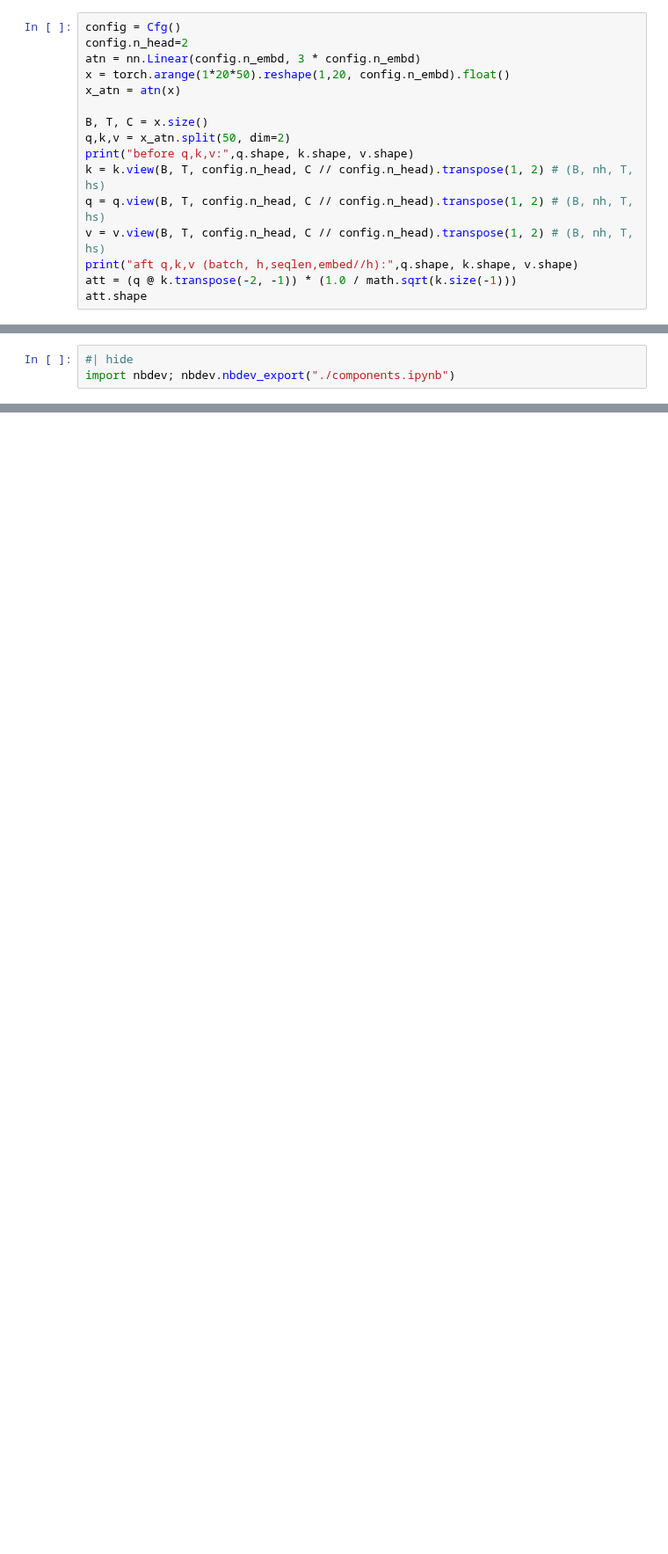
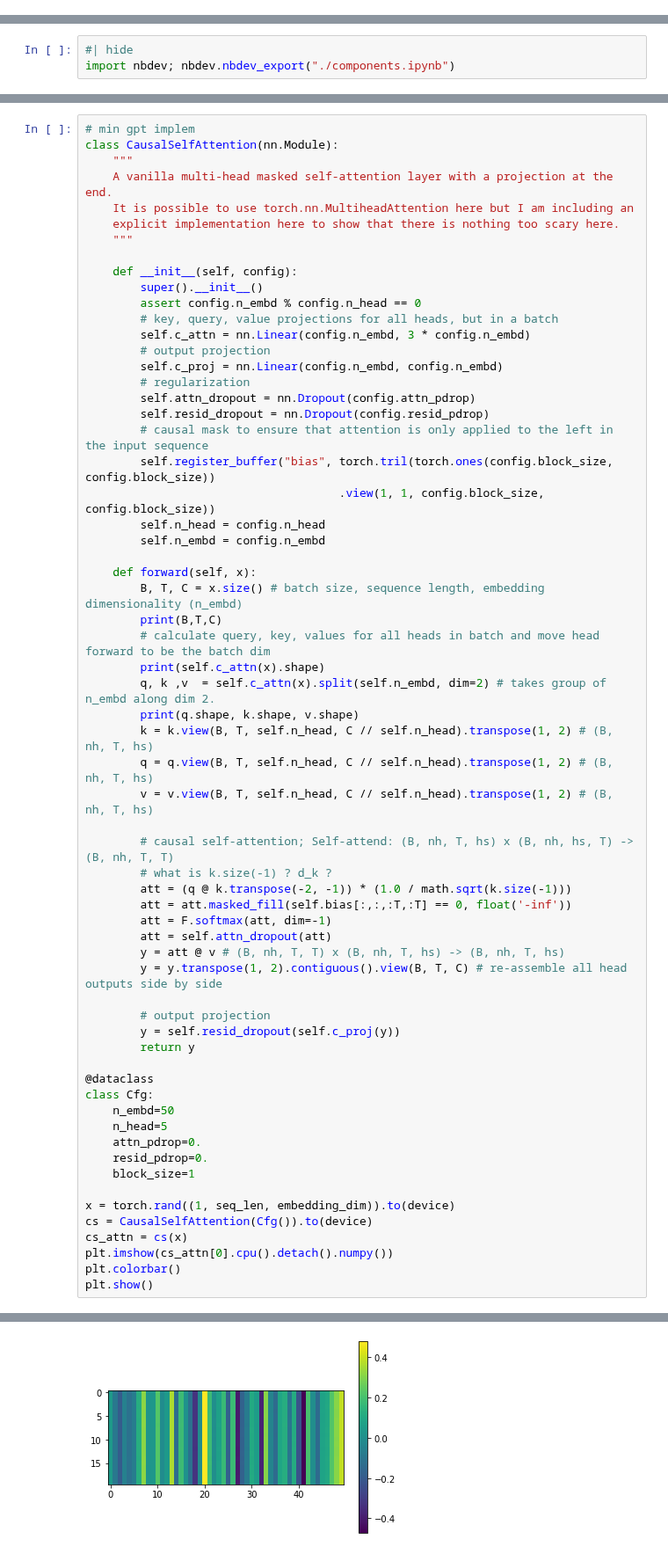
Before and after one commit to jean-kunz/transformer_implementations, a Jupyter notebook: notebooks/components.ipynb, the cells around one changed output, grey strips where cells are left out. Shown at 88% size. Drawn from its saved outputs; the diff is of its cells as text; blank space fills up the shorter version.

```diff
--- a/notebooks/components.ipynb
+++ b/notebooks/components.ipynb
@@ -490,16 +399,0 @@ plt.show()
-# %%
-config = Cfg()
-config.n_head=2
-atn = nn.Linear(config.n_embd, 3 * config.n_embd)
-x = torch.arange(1*20*50).reshape(1,20, config.n_embd).float()
-x_atn = atn(x)
-
-B, T, C = x.size()
-q,k,v = x_atn.split(50, dim=2)
-print("before q,k,v:",q.shape, k.shape, v.shape)
-k = k.view(B, T, config.n_head, C // config.n_head).transpose(1, 2) # (B, nh, T, hs)
-q = q.view(B, T, config.n_head, C // config.n_head).transpose(1, 2) # (B, nh, T, hs)
-v = v.view(B, T, config.n_head, C // config.n_head).transpose(1, 2) # (B, nh, T, hs)
-print("aft q,k,v (batch, h,seqlen,embed//h):",q.shape, k.shape, v.shape)
-att = (q @ k.transpose(-2, -1)) * (1.0 / math.sqrt(k.size(-1)))
-att.shape
@@ -510,0 +438,64 @@ import nbdev; nbdev.nbdev_export("./components.ipynb")
+# %%
+# min gpt implem
+class CausalSelfAttention(nn.Module):
+    """
+    A vanilla multi-head masked self-attention layer with a projection at the end.
+    It is possible to use torch.nn.MultiheadAttention here but I am including an
+    explicit implementation here to show that there is nothing too scary here.
+    """
+
+    def __init__(self, config):
+        super().__init__()
+        assert config.n_embd % config.n_head == 0
+        # key, query, value projections for all heads, but in a batch
+        self.c_attn = nn.Linear(config.n_embd, 3 * config.n_embd)
+        # output projection
+        self.c_proj = nn.Linear(config.n_embd, config.n_embd)
+        # regularization
+        self.attn_dropout = nn.Dropout(config.attn_pdrop)
+        self.resid_dropout = nn.Dropout(config.resid_pdrop)
+        # causal mask to ensure that attention is only applied to the left in the input sequence
+        self.register_buffer("bias", torch.tril(torch.ones(config.block_size, config.block_size))
+                                     .view(1, 1, config.block_size, config.block_size))
+        self.n_head = config.n_head
+        self.n_embd = config.n_embd
+
+    def forward(self, x):
+        B, T, C = x.size() # batch size, sequence length, embedding dimensionality (n_embd)
+        print(B,T,C)
+        # calculate query, key, values for all heads in batch and move head forward to be the batch dim
+        print(self.c_attn(x).shape)
+        q, k ,v  = self.c_attn(x).split(self.n_embd, dim=2) # takes group of n_embd along dim 2.
+        print(q.shape, k.shape, v.shape)
+        k = k.view(B, T, self.n_head, C // self.n_head).transpose(1, 2) # (B, nh, T, hs)
+        q = q.view(B, T, self.n_head, C // self.n_head).transpose(1, 2) # (B, nh, T, hs)
+        v = v.view(B, T, self.n_head, C // self.n_head).transpose(1, 2) # (B, nh, T, hs)
+
+        # causal self-attention; Self-attend: (B, nh, T, hs) x (B, nh, hs, T) -> (B, nh, T, T)
+        # what is k.size(-1) ? d_k ?
+        att = (q @ k.transpose(-2, -1)) * (1.0 / math.sqrt(k.size(-1)))
+        att = att.masked_fill(self.bias[:,:,:T,:T] == 0, float('-inf'))
+        att = F.softmax(att, dim=-1)
+        att = self.attn_dropout(att)
+        y = att @ v # (B, nh, T, T) x (B, nh, T, hs) -> (B, nh, T, hs)
+        y = y.transpose(1, 2).contiguous().view(B, T, C) # re-assemble all head outputs side by side
+
+        # output projection
+        y = self.resid_dropout(self.c_proj(y))
+        return y
+
+@dataclass
+class Cfg:
+    n_embd=50
+    n_head=5
+    attn_pdrop=0.
+    resid_pdrop=0.
+    block_size=1
+
+x = torch.rand((1, seq_len, embedding_dim)).to(device)
+cs = CausalSelfAttention(Cfg()).to(device)
+cs_attn = cs(x)
+plt.imshow(cs_attn[0].cpu().detach().numpy())
+plt.colorbar()
+plt.show()
+# %% [output]
@@ -510,0 +505 @@ import nbdev; nbdev.nbdev_export("./components.ipynb")
+[figure, added]
```
Also changed, not shown: parts of 17 cells of this notebook, 2 other files.
